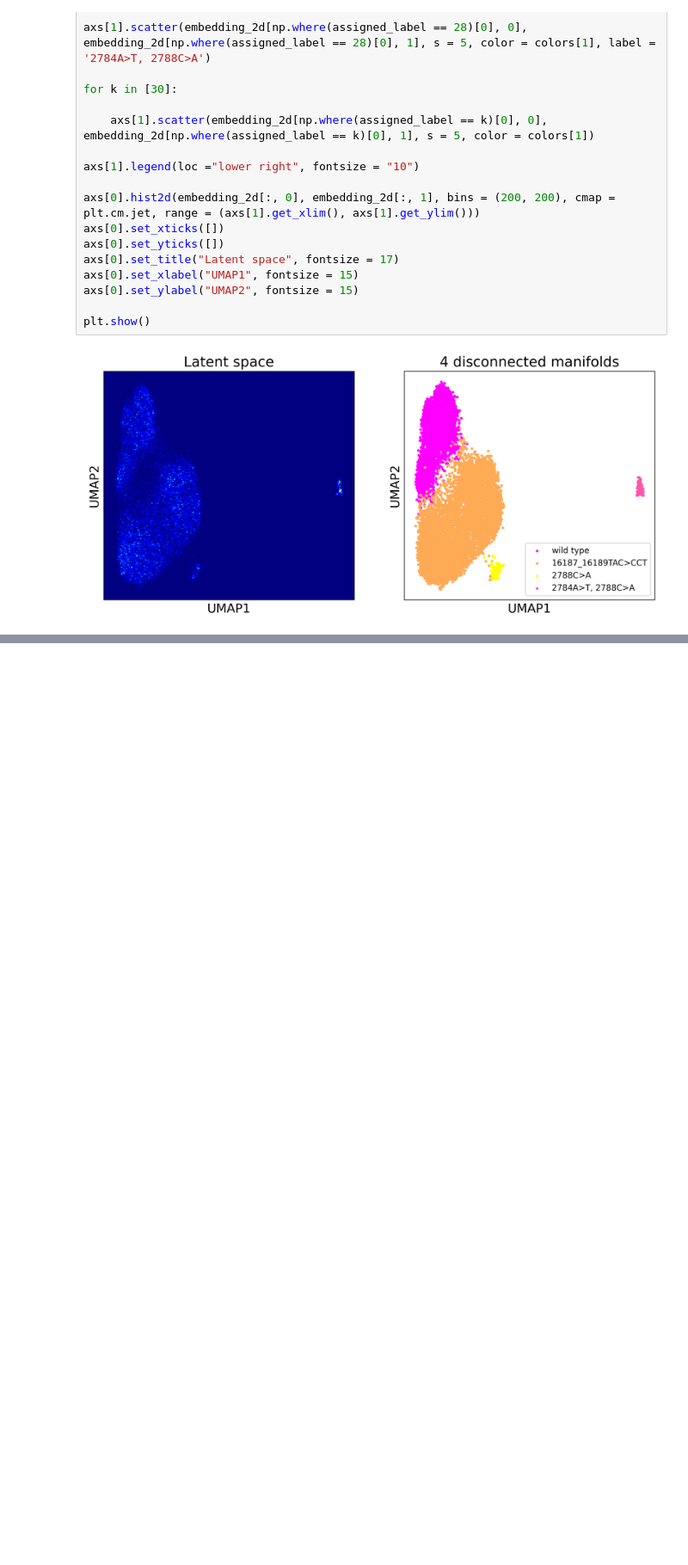
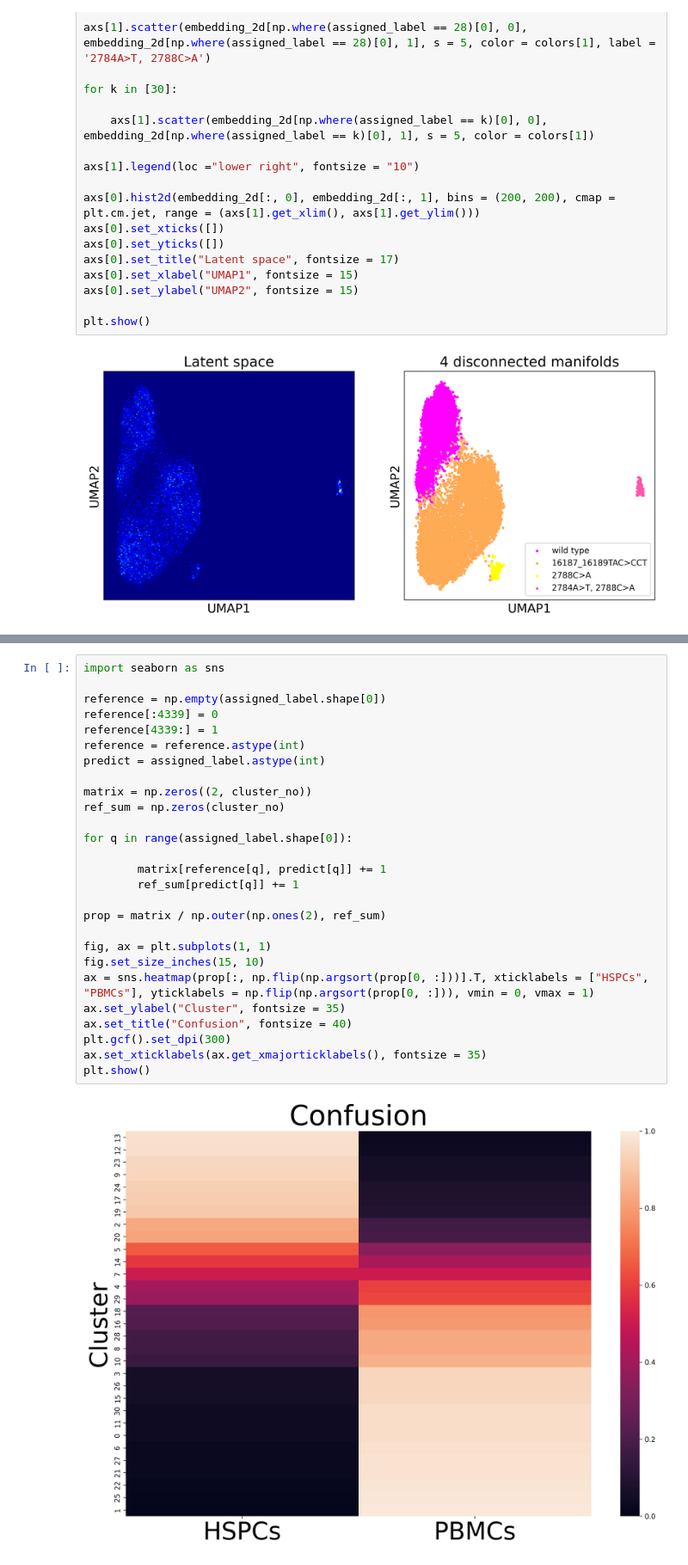
Before and after one commit to StatBiomed/SNPmanifold, a Jupyter notebook: reproduce/HSPC_PBMC/manifold_4.ipynb, the cells around one changed output, grey strips where cells are left out. Shown at 86% size. Saved outputs shown, nothing was run; the diff lists cells and outputs as text; blank space fills up the shorter version.

```diff
--- a/reproduce/HSPC_PBMC/manifold_4.ipynb
+++ b/reproduce/HSPC_PBMC/manifold_4.ipynb
@@ -88,0 +230,29 @@ plt.show()
+# %%
+import seaborn as sns
+
+reference = np.empty(assigned_label.shape[0])
+reference[:4339] = 0
+reference[4339:] = 1
+reference = reference.astype(int)
+predict = assigned_label.astype(int)
+
+matrix = np.zeros((2, cluster_no))
+ref_sum = np.zeros(cluster_no)
+
+for q in range(assigned_label.shape[0]):
+
+        matrix[reference[q], predict[q]] += 1
+        ref_sum[predict[q]] += 1
+
+prop = matrix / np.outer(np.ones(2), ref_sum)
+
+fig, ax = plt.subplots(1, 1)
+fig.set_size_inches(15, 10)
+ax = sns.heatmap(prop[:, np.flip(np.argsort(prop[0, :]))].T, xticklabels = ["HSPCs", "PBMCs"], yticklabels = np.flip(np.argsort(prop[0, :])), vmin = 0, vmax = 1)
+ax.set_ylabel("Cluster", fontsize = 35)
+ax.set_title("Confusion", fontsize = 40)
+plt.gcf().set_dpi(300)
+ax.set_xticklabels(ax.get_xmajorticklabels(), fontsize = 35)
+plt.show()
+# %% [output]
+[figure, added]
```
Also changed, not shown: parts of 4 cells of this notebook, 24 other files.
